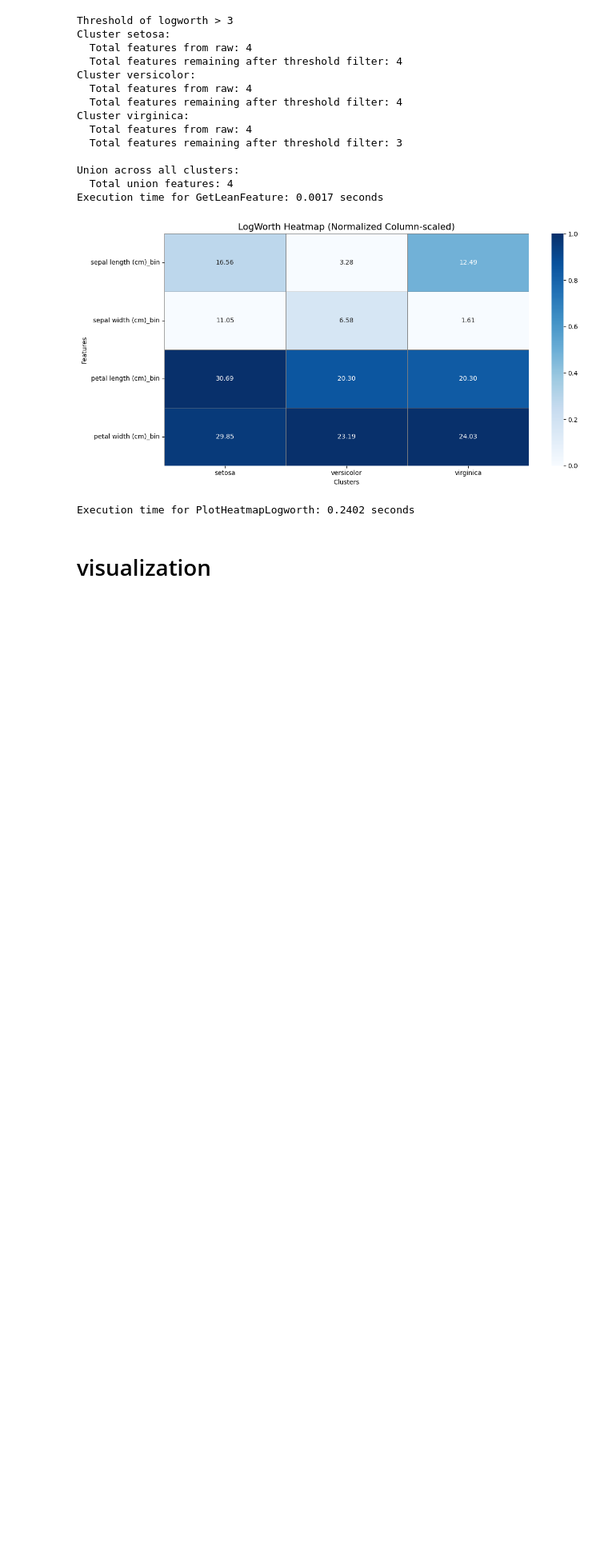
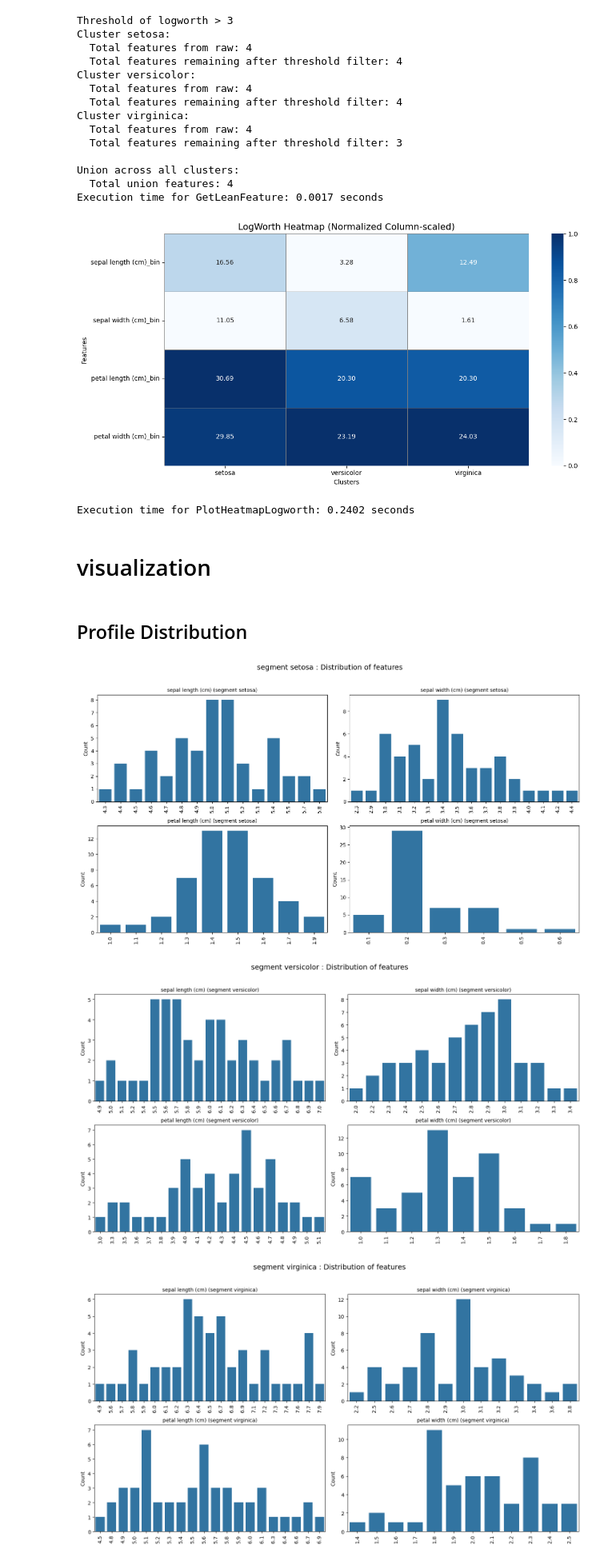
Before and after one commit to lidv94/post-analysis-clustering, a Jupyter notebook: dev_oop.ipynb, the cells around one changed output. Shown at 80% size. Drawn from its saved outputs; the diff is of its cells as text; code cells hidden in the pictures; blank space fills up the shorter version.

```diff
--- a/dev_oop.ipynb
+++ b/dev_oop.ipynb
@@ -355,3 +352,15 @@ Execution time for PlotHeatmapLogworth: 0.2402 seconds
 # visualization
 # %%
 import post_analysis_clustering.visualize as vs
+# %% [markdown]
+## Profile Distribution
+# %%
+profile = vs.ProfileData(df=df_iris,
+                         features=iris_feature_list,
+                         target_cluster='species_name',
+                         primary_key='id')
+profile.PlotAllFeatureDist(binning_keywords=['amount', 'value'], n_bins=50)
+# %% [output]
+[figure, added]
+[figure, added]
+[figure, added]
```
Also changed, not shown: parts of 60 cells of this notebook, 17 other files.
